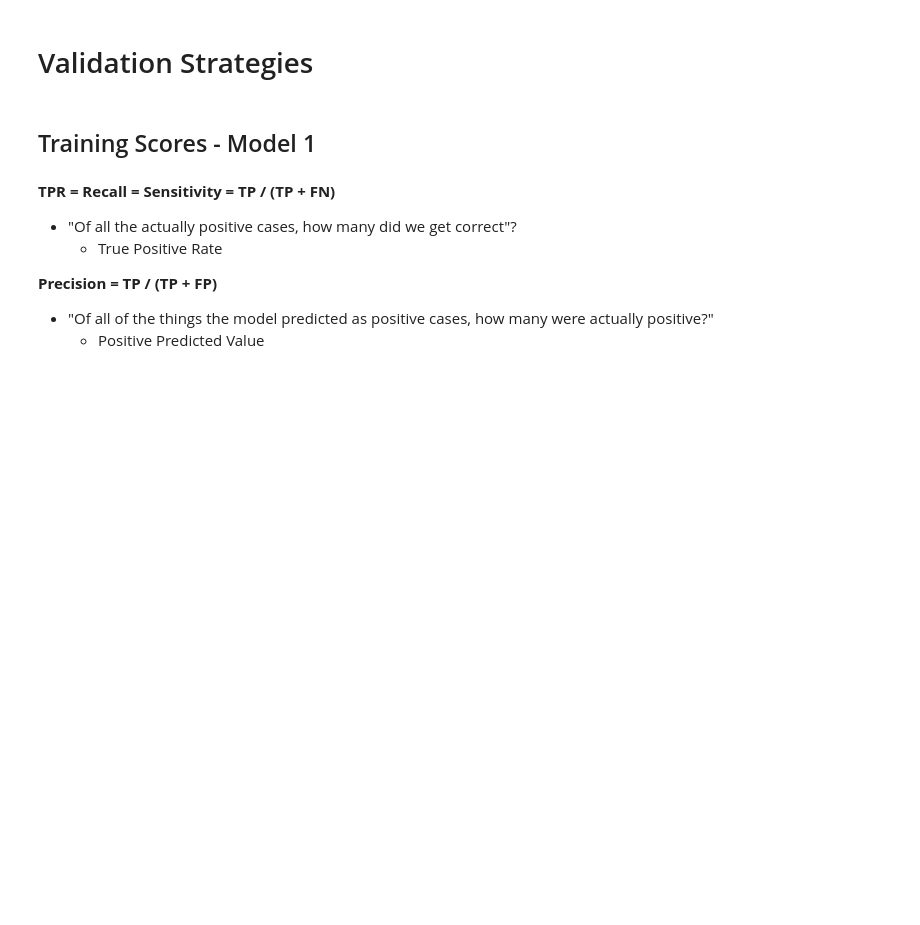
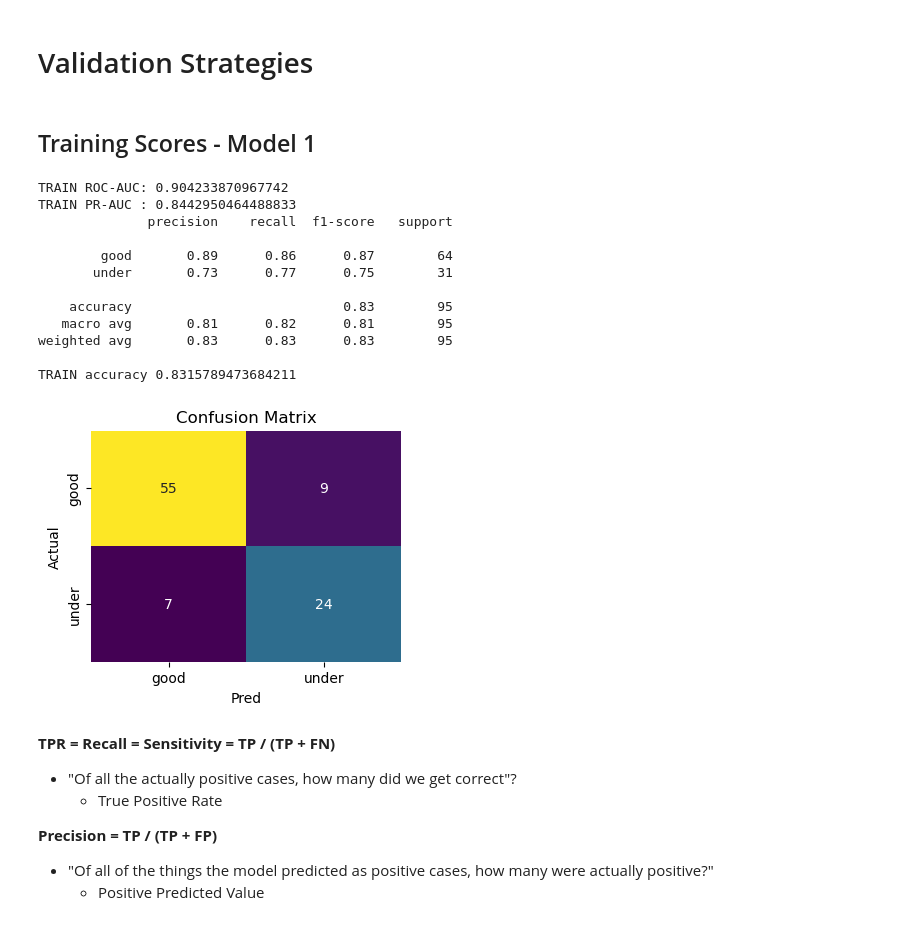
Before and after one commit to anichip/EspressFlowCV, a Jupyter notebook: initial_model.ipynb, the cells around one changed output. Saved outputs shown, nothing was run; the diff lists cells and outputs as text; code cells hidden in the pictures; blank space fills up the shorter version.

```diff
--- a/initial_model.ipynb
+++ b/initial_model.ipynb
@@ -129,2 +131,35 @@ from sklearn.model_selection import cross_val_score
+# %%
+def print_scores(model,type):
+
+    if type=="test":
+        proba = model.predict_proba(X_test)[:,1] # the [:,1] means get all rows of column 1, which corresponds to under
+        pred  = (proba >= 0.5).astype(int) #we can choose the threshold
+
+        print("TEST ROC-AUC:", roc_auc_score(y_test, proba))
+        print("TEST PR-AUC :", average_precision_score(y_test, proba))
+
+        cm = confusion_matrix(y_test, pred)
+
+        print(classification_report(y_test, pred, target_names=encoder.classes_))
+        print("TEST accuracy",accuracy_score(y_test,pred))
+
+    else:
+        proba = model.predict_proba(X_train)[:,1]
+        pred  = (proba >= 0.5).astype(int) #we can choose the threshold
+
+        print("TRAIN ROC-AUC:", roc_auc_score(y_train, proba))
+        print("TRAIN PR-AUC :", average_precision_score(y_train, proba))
+
+        cm = confusion_matrix(y_train, pred)
+
+        print(classification_report(y_train, pred, target_names=encoder.classes_))
+        print("TRAIN accuracy",accuracy_score(y_train,pred))
+
+    plt.figure(figsize=(4,3))
+    sns.heatmap(cm,annot=True,cmap="viridis",cbar=False,xticklabels=encoder.classes_,yticklabels=encoder.classes_)
+    plt.title("Confusion Matrix")
+    plt.xlabel("Pred")
+    plt.ylabel("Actual")
+    plt.show()
 # %% [markdown]
 ## Training Scores - Model 1
@@ -133,3 +166,19 @@ y_pred_train_1 = pipeline_1.predict(X_train)
+# %%
+print_scores(pipeline_1,"train")
+# %% [output]
+TRAIN ROC-AUC: 0.904233870967742
+TRAIN PR-AUC : 0.8442950464488833
+              precision    recall  f1-score   support
+
+        good       0.89      0.86      0.87        64
+       under       0.73      0.77      0.75        31
+
+    accuracy                           0.83        95
+   macro avg       0.81      0.82      0.81        95
+weighted avg       0.83      0.83      0.83        95
+
+TRAIN accuracy 0.8315789473684211
+[figure, added]
 # %% [markdown]
 **TPR = Recall = Sensitivity = TP / (TP + FN)**
 * "Of all the actually positive cases, how many did we get correct"?
```
Also changed, not shown: parts of 30 cells of this notebook, 1 other file.
